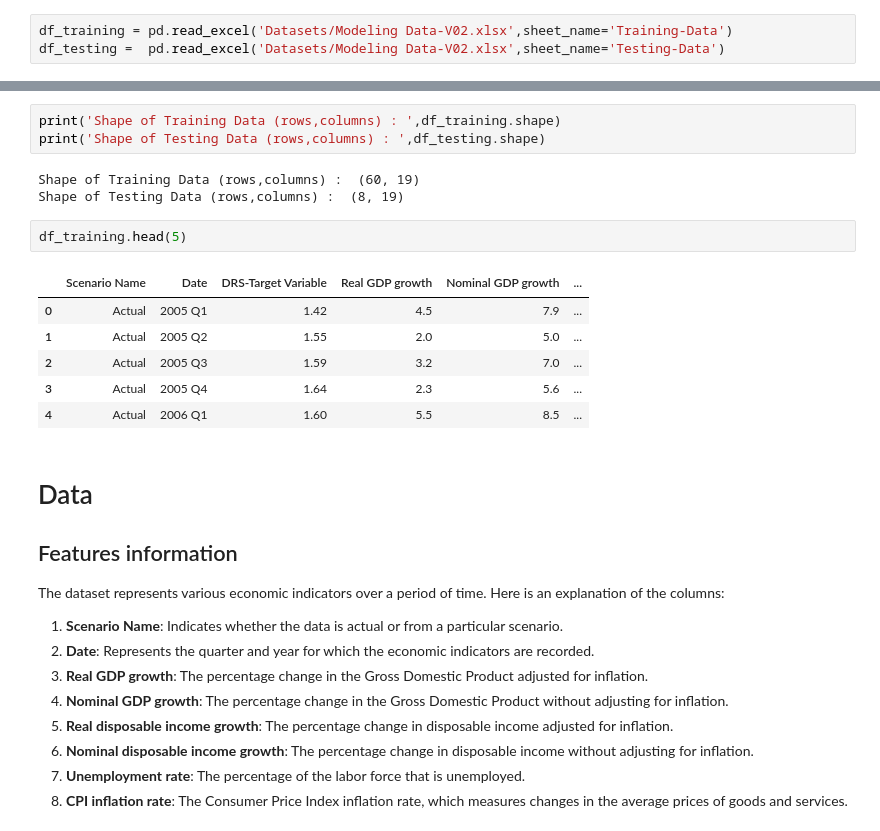
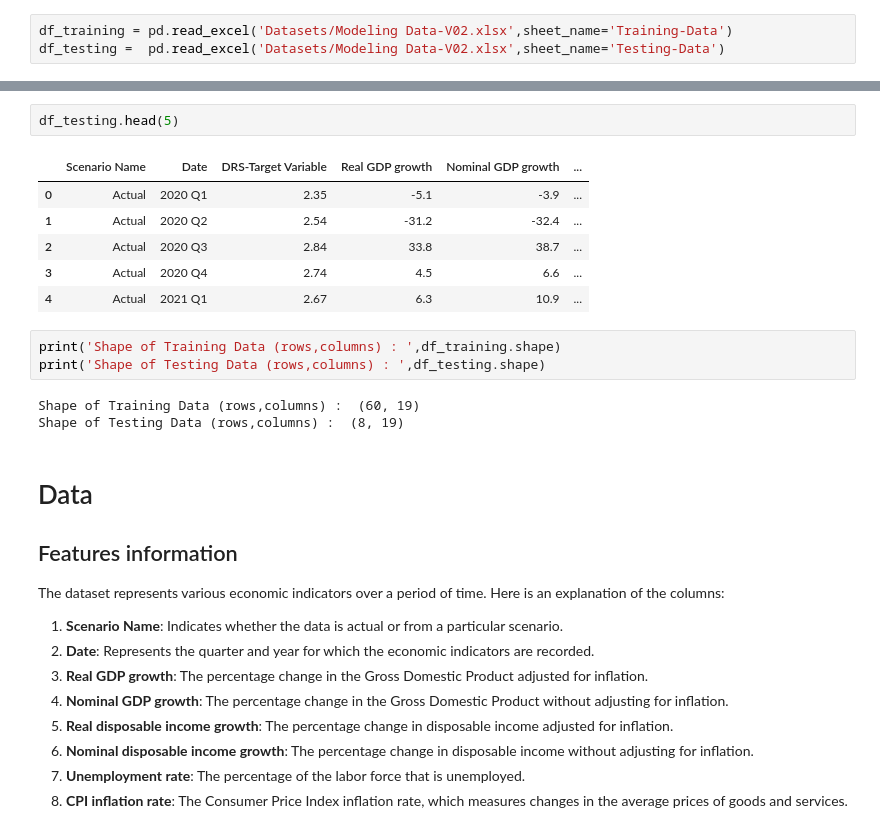
Before and after one commit to iffishells/Fractional-logistic-Model, a Jupyter notebook: milestone1.ipynb, the cells around one changed output, grey strips where cells are left out. Drawn from its saved outputs; the diff is of its cells as text.

```diff
--- a/milestone1.ipynb
+++ b/milestone1.ipynb
@@ -22,18 +35,18 @@ df_testing =  pd.read_excel('Datasets/Modeling Data-V02.xlsx',sheet_name='Testin
+# %%
+df_testing.head(5)
+# %% [output]
+|  | Scenario Name | Date | DRS-Target Variable | Real GDP growth | Nominal GDP growth | ... |
+| 0 | Actual | 2020 Q1 | 2.35 | -5.1 | -3.9 | ... |
+| 1 | Actual | 2020 Q2 | 2.54 | -31.2 | -32.4 | ... |
+| 2 | Actual | 2020 Q3 | 2.84 | 33.8 | 38.7 | ... |
+| 3 | Actual | 2020 Q4 | 2.74 | 4.5 | 6.6 | ... |
+| 4 | Actual | 2021 Q1 | 2.67 | 6.3 | 10.9 | ... |
 # %%
 print('Shape of Training Data (rows,columns) : ',df_training.shape)
 print('Shape of Testing Data (rows,columns) : ',df_testing.shape)
 # %% [output]
 Shape of Training Data (rows,columns) :  (60, 19)
 Shape of Testing Data (rows,columns) :  (8, 19)
-# %%
-df_training.head(5)
-# %% [output]
-|  | Scenario Name | Date | DRS-Target Variable | Real GDP growth | Nominal GDP growth | ... |
-| 0 | Actual | 2005 Q1 | 1.42 | 4.5 | 7.9 | ... |
-| 1 | Actual | 2005 Q2 | 1.55 | 2.0 | 5.0 | ... |
-| 2 | Actual | 2005 Q3 | 1.59 | 3.2 | 7.0 | ... |
-| 3 | Actual | 2005 Q4 | 1.64 | 2.3 | 5.6 | ... |
-| 4 | Actual | 2006 Q1 | 1.60 | 5.5 | 8.5 | ... |
 # %% [markdown]
 # Data
 ## Features information
```
Also changed, not shown: parts of 13 cells of this notebook, 2 other files.
